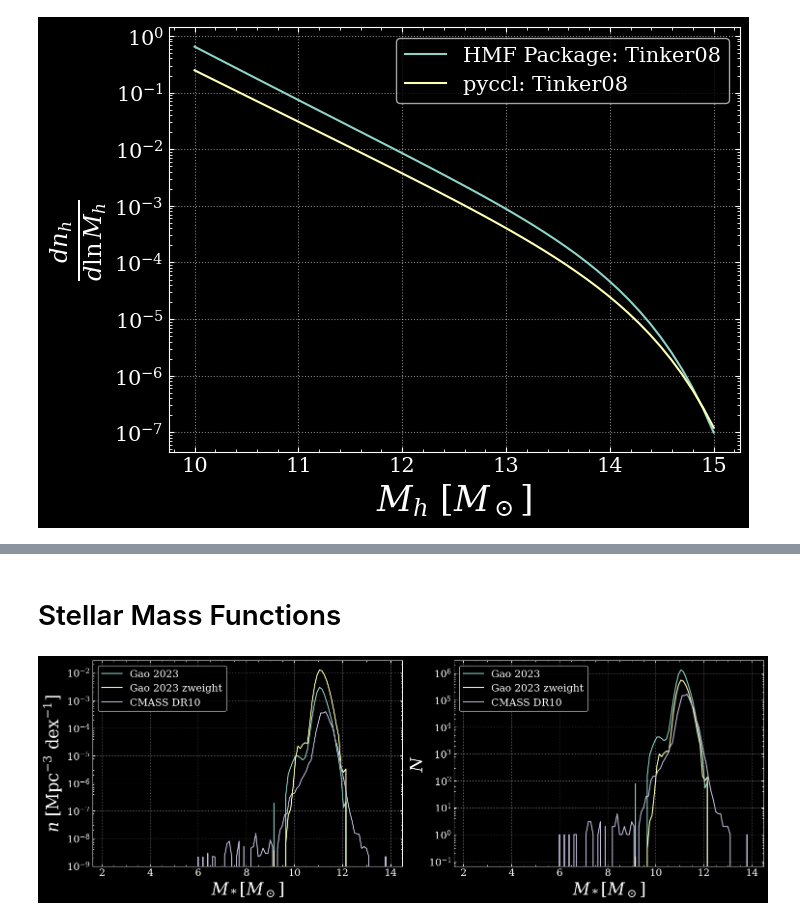
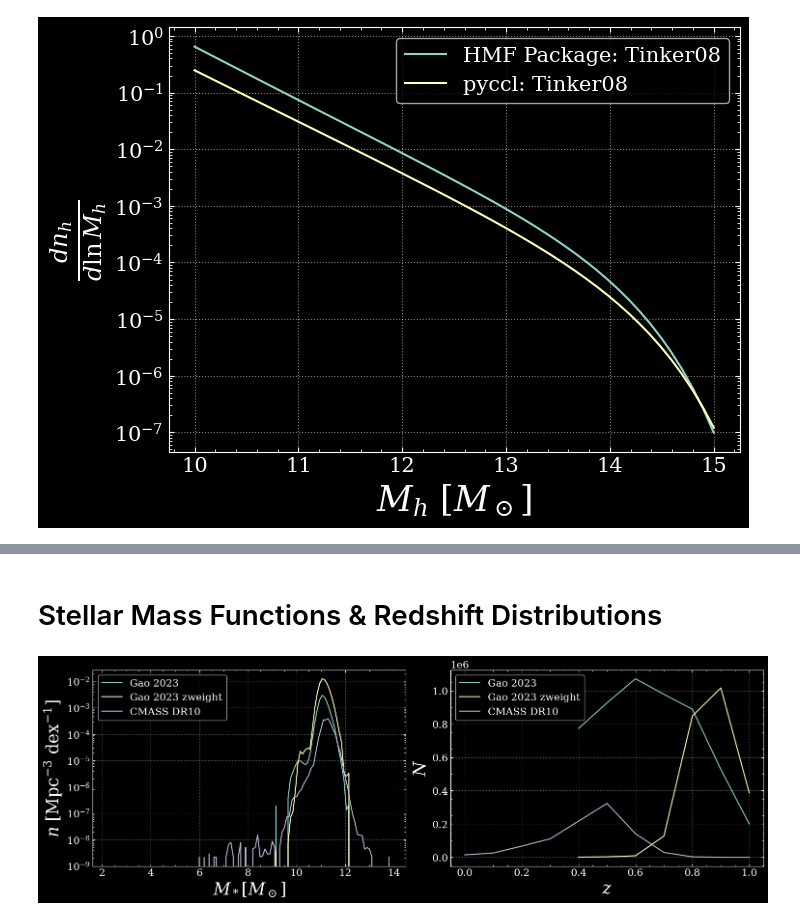
Before and after one commit to chadpopik/CAPPIBARAS, a Jupyter notebook: Intro.ipynb, the cells around one changed output, grey strips where cells are left out. Saved outputs shown, nothing was run; the diff lists cells and outputs as text; code cells hidden in the pictures.

```diff
--- a/Intro.ipynb
+++ b/Intro.ipynb
@@ -140,25 +115,32 @@ axs[0].legend(), axs[1].legend(); plt.show()
 # %% [markdown]
-# Stellar Mass Functions
+# Stellar Mass Functions & Redshift Distributions
 # %%
 import SMFs
 del sys.modules['SMFs']  # Clear the cache to avoid conflicts
 import SMFs
+# %%
+initpar = {"hh": 0.7, "Omega_L":0.7, "Omega_m":0.3, "Omega_b": 0.044, "XH": 0.76, "T_CMB":2.725}
+# %%
+cmass = SMFs.DR10CMASS({'group':'portsmouth', 'template':'passive', 'IMF':'krou'})
 # %%
 fig, axs = plt.subplots(1, 2, figsize=(15, 5), layout='constrained')
 axs[0].set(xlabel=r'$M_* [M_\odot]$', ylabel=r'$n$ [Mpc$^{-3}$ dex$^{-1}$]', yscale='log')
-axs[1].set(xlabel=r'$M_* [M_\odot]$', ylabel=r'$N$', yscale='log')
+axs[1].set(xlabel=r'$z$', ylabel=r'$N$')
 
 Gao = SMFs.Gao2023({'zbin':'bin_4', 'sample':'LRG', 'hemisphere':'combined'})
 axs[0].plot(np.log10(Gao.mstars), np.sum(Gao.get_SMF(initpar), axis=1), label='Gao 2023')
 axs[0].plot(np.log10(Gao.mstars), np.sum(Gao.get_SMF(initpar, zweight=True), axis=1), label='Gao 2023 zweight')
-axs[1].plot(np.log10(Gao.mstars), np.sum(Gao.get_gdist(initpar), axis=1), label='Gao 2023')
-axs[1].plot(np.log10(Gao.mstars), np.sum(Gao.get_gdist(initpar, zweight=True), axis=1), label='Gao 2023 zweight')
+axs[1].plot(Gao.zs, np.sum(Gao.get_gdist(initpar), axis=0), label='Gao 2023')
+axs[1].plot(Gao.zs, np.sum(Gao.get_gdist(initpar, zweight=True), axis=0), label='Gao 2023 zweight')
+# axs[1].plot(np.log10(Gao.mstars), np.sum(Gao.get_gdist(initpar), axis=1), label='Gao 2023')
+# axs[1].plot(np.log10(Gao.mstars), np.sum(Gao.get_gdist(initpar, zweight=True), axis=1), label='Gao 2023 zweight')
 
 
-# cmass = SMFs.DR10CMASS({'group':'portsmouth', 'template':'passive', 'IMF':'krou'})
-axs[1].plot(np.log10(cmass.mstars), np.sum(cmass.get_gdist(initpar)[:, 3:], axis=1), label='CMASS DR10')
 axs[0].plot(np.log10(cmass.mstars), np.sum(cmass.get_SMF(initpar)[:, 3:], axis=1), label='CMASS DR10')
+axs[1].plot(cmass.zs, np.sum(cmass.get_gdist(initpar), axis=0), label='CMASS DR10')
+# axs[1].plot(np.log10(cmass.mstars), np.sum(cmass.get_gdist(initpar)[:, 3:], axis=1), label='CMASS DR10')
+
 
 axs[0].legend(), axs[1].legend(); plt.show()
 # %% [output]
-[figure, old version]
+[figure, new version]
```
Also changed, not shown: parts of 14 cells of this notebook, 16 other files.
